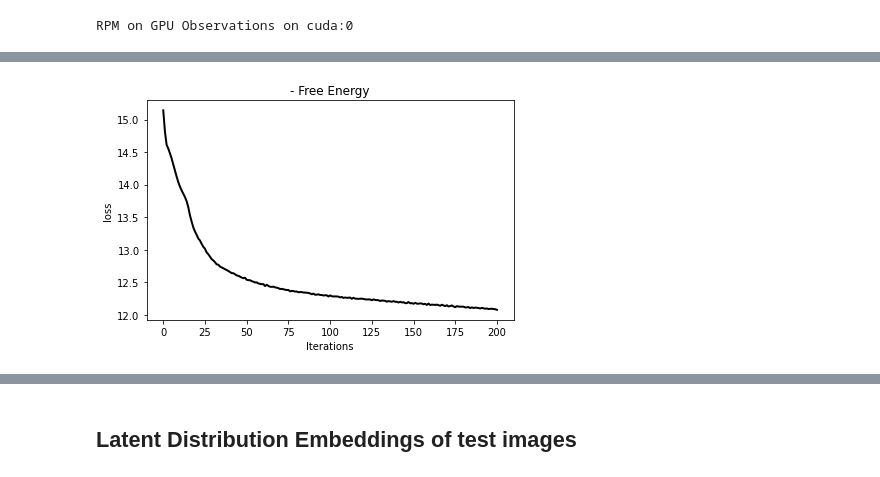
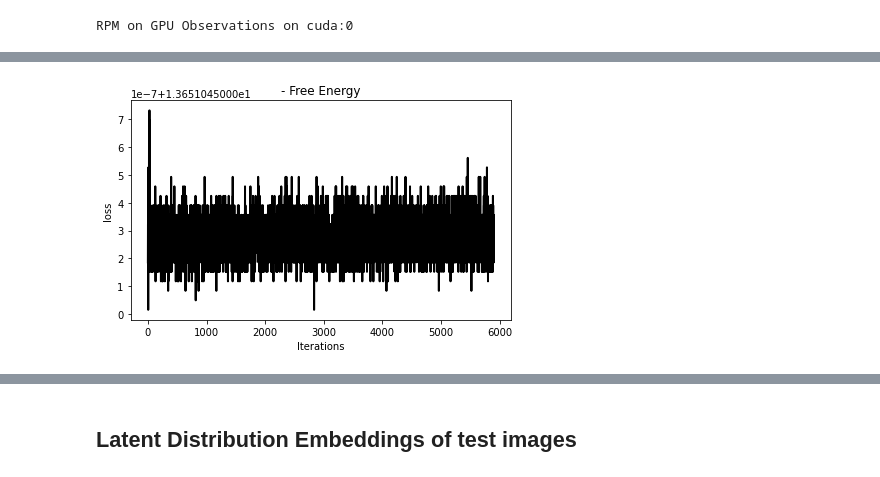
Before and after one commit to hugosou/cRPM, a Jupyter notebook: demo_peer_supervision_fast.ipynb, the cells around one changed output, grey strips where cells are left out. Drawn from its saved outputs; the diff is of its cells as text; code cells hidden in the pictures.

```diff
--- a/demo_peer_supervision_fast.ipynb
+++ b/demo_peer_supervision_fast.ipynb
@@ -122,24 +122,24 @@ factors_params = {
     'dim_hidden': [[20, 20], [20, 20]],
     'nonlinearity': [F.relu, F.relu],
     'optimizer': lambda params: torch.optim.RMSprop(params=params, lr=1e-3),
-    'dropout': [0.0, 0.0]
+    'dropout': [0.3, 0.3]
 }
 
 auxiliary_params = {
-    'optimizer': lambda params: torch.optim.Adam(params=params, lr=1e-3),
+    'optimizer': lambda params: torch.optim.RMSprop(params=params, lr=1e-3),
     'update_bool': False,
 }
 
 
 fit_params = {
-    'num_epoch': 200,
+    'num_epoch': 6000,
     'batch_size': 1000,
     'auxiliary_update': False,
-    'auxiliary_toggle': lambda x: x.epoch > 0,
-    'dim_latent': 5,
+    'auxiliary_toggle': lambda x: x.epoch > 2,
+    'dim_latent': 2,
     'factors_params': factors_params,
     'auxiliary_params': auxiliary_params,
-    'pct': 0.0001,
+    'pct': 0.01,
 }
 
 rpm = RPM(
@@ -171,6 +155,6 @@ Epoch 96/200 Loss: 1.292095e+01
 # %%
-plot_loss(rpm, offset=0)
+plot_loss(rpm, offset=100)
 # %% [output]
-[figure, old version]
+[figure, new version]
 # %%
 plot_loss(rpm, offset=7)
```
Also changed, not shown: parts of 7 cells of this notebook.
